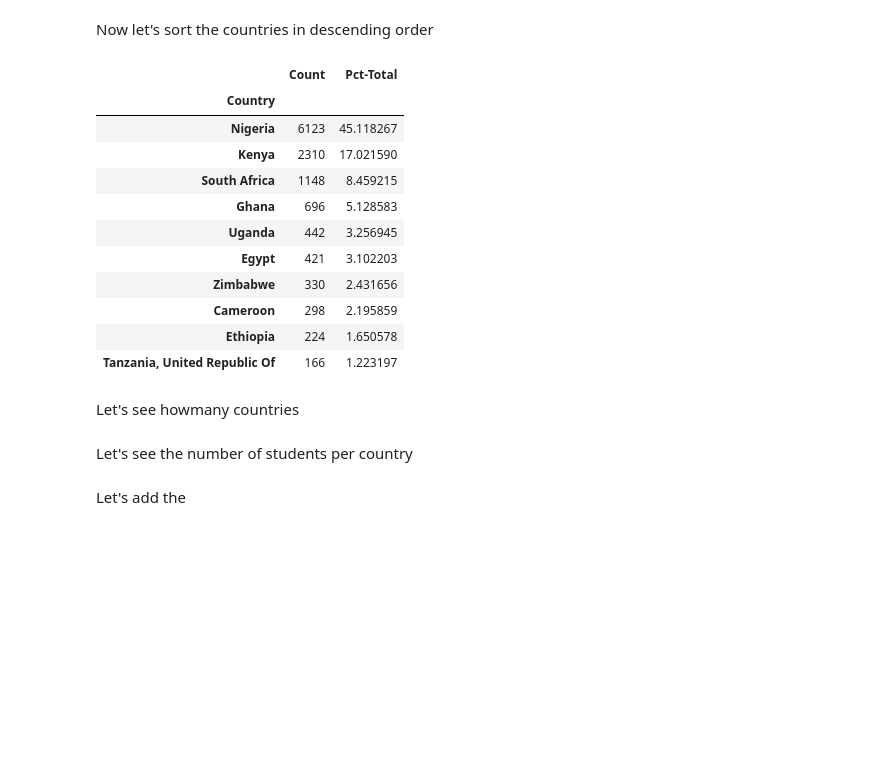
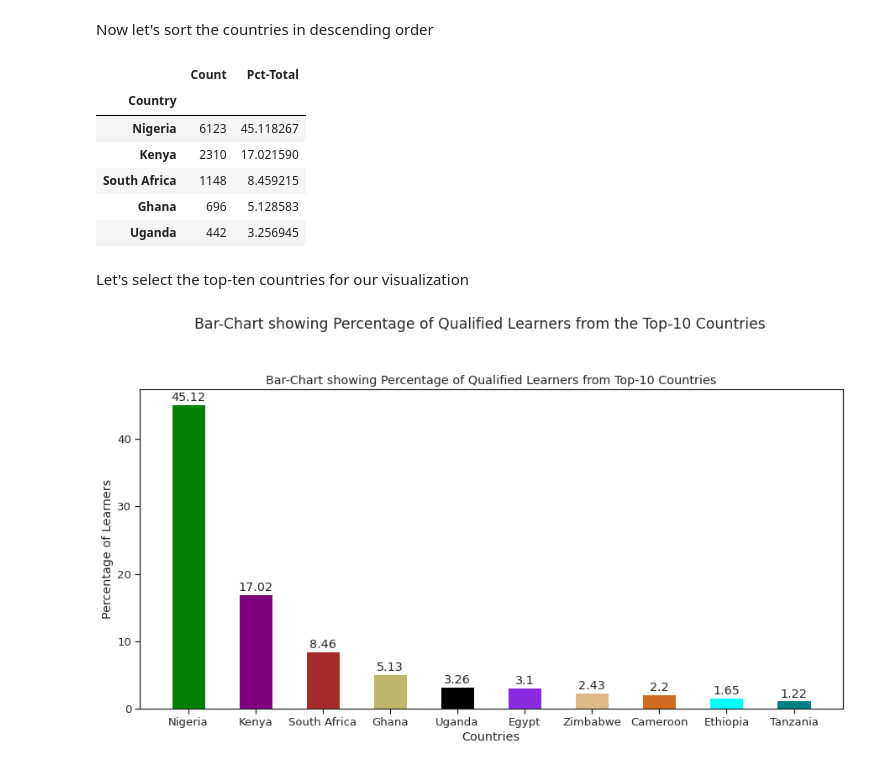
Before and after one commit to Lawrence-Krukrubo/EDA, a Jupyter notebook: gads_wk_6_data.ipynb, the cells around one changed output. Cells and saved outputs as stored; diff of their text form; code cells hidden in the pictures; blank space fills up the shorter version.

```diff
--- a/gads_wk_6_data.ipynb
+++ b/gads_wk_6_data.ipynb
@@ -693,19 +860,13 @@ country_df.head()
 Now let's sort the countries in descending order
 # %%
 country_df.sort_values(by='Pct-Total', ascending=False, inplace=True)
-country_df.head(10)
+
+country_df.head(5)
 # %% [output]
 |  | Count | Pct-Total |
 | Country |  |  |
 | Nigeria | 6123 | 45.118267 |
 | Kenya | 2310 | 17.021590 |
 | South Africa | 1148 | 8.459215 |
 | Ghana | 696 | 5.128583 |
 | Uganda | 442 | 3.256945 |
-| Egypt | 421 | 3.102203 |
-| Zimbabwe | 330 | 2.431656 |
-| Cameroon | 298 | 2.195859 |
-| Ethiopia | 224 | 1.650578 |
-| Tanzania, United Republic Of | 166 | 1.223197 |
-# %% [markdown]
-Let's see howmany countries
@@ -714,2 +872,0 @@ len(country_list)
-# %% [markdown]
-Let's see the number of students per country
@@ -721,2 +872,0 @@ count_df.head()
-# %% [markdown]
-Let's add the
@@ -732,0 +873,2 @@ plt.plot()
+# %% [markdown]
+Let's select the top-ten countries for our visualization
@@ -732,0 +884,25 @@ plt.plot()
+# %%
+plt.figure(figsize=(15, 7))
+sns.set(font_scale=1.2)
+sns.set_style('ticks') # change background to white background
+plt.suptitle('Bar-Chart showing Percentage of Qualified Learners from the Top-10 Countries', y=1.05)
+
+# For The Bar chart
+#plt.subplot(121)
+color_list = ['green','purple','brown', 'darkkhaki', 'black', 'blueviolet', 'burlywood', 'chocolate', 'cyan', 'teal']
+plt.bar(x=top_ten.index, height=top_ten['Pct-Total'], data=country_df, color= color_list, width=0.5)
+plt.title('Bar-Chart showing Percentage of Qualified Learners from Top-10 Countries')
+plt.xlabel('Countries')
+plt.ylabel('Percentage of Learners')
+for x,y in zip(top_ten.index, top_ten['Pct-Total']):
+    label = round(y,2)  #  could also be written as:-   "{:.2f}".format(y)
+
+    plt.annotate(label, # this is the text
+                 (x,y), # this is the point to label
+                 textcoords="offset points", # how to position the text
+                 xytext=(0,4), # distance from text to points (x,y)
+                 ha='center',) # horizontal alignment can be left, right or center
+
+plt.show()
+# %% [output]
+[figure, added]
```
Also changed, not shown: parts of 54 cells of this notebook.
